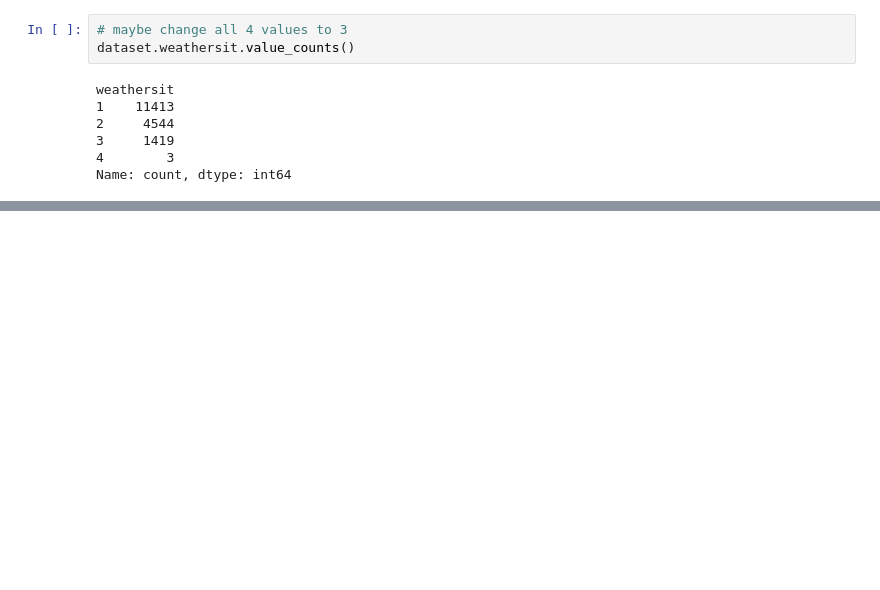
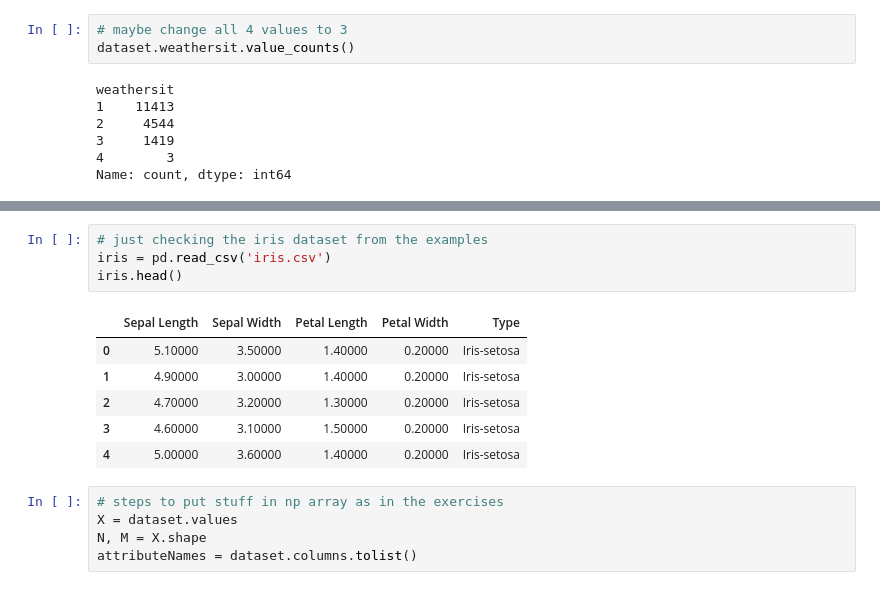
Before and after one commit to NicoloResmini/dtu-02450-projects, a Jupyter notebook: exploration.ipynb, the cells around one changed output, grey strips where cells are left out. Cells and saved outputs as stored; diff of their text form; blank space fills up the shorter version.

```diff
--- a/exploration.ipynb
+++ b/exploration.ipynb
@@ -57,0 +31,16 @@ dataset.describe()
+# %%
+# just checking the iris dataset from the examples
+iris = pd.read_csv('iris.csv')
+iris.head()
+# %% [output]
+|  | Sepal Length | Sepal Width | Petal Length | Petal Width | Type |
+| 0 | 5.10000 | 3.50000 | 1.40000 | 0.20000 | Iris-setosa |
+| 1 | 4.90000 | 3.00000 | 1.40000 | 0.20000 | Iris-setosa |
+| 2 | 4.70000 | 3.20000 | 1.30000 | 0.20000 | Iris-setosa |
+| 3 | 4.60000 | 3.10000 | 1.50000 | 0.20000 | Iris-setosa |
+| 4 | 5.00000 | 3.60000 | 1.40000 | 0.20000 | Iris-setosa |
+# %%
+# steps to put stuff in np array as in the exercises
+X = dataset.values
+N, M = X.shape
+attributeNames = dataset.columns.tolist()
```
Also changed, not shown: parts of 8 cells of this notebook, 1 other file.
